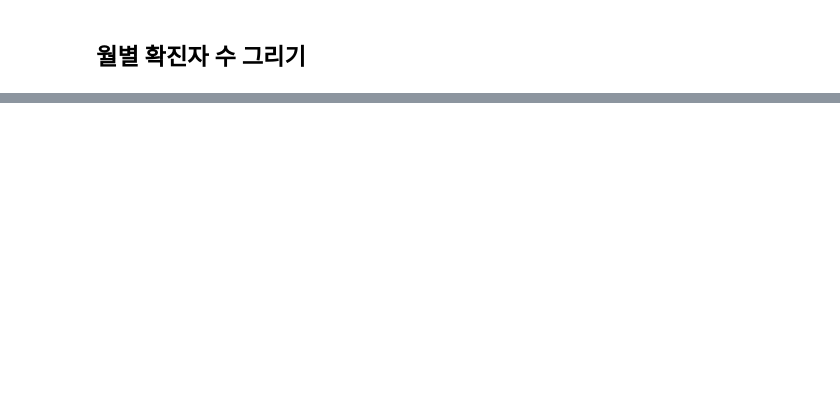
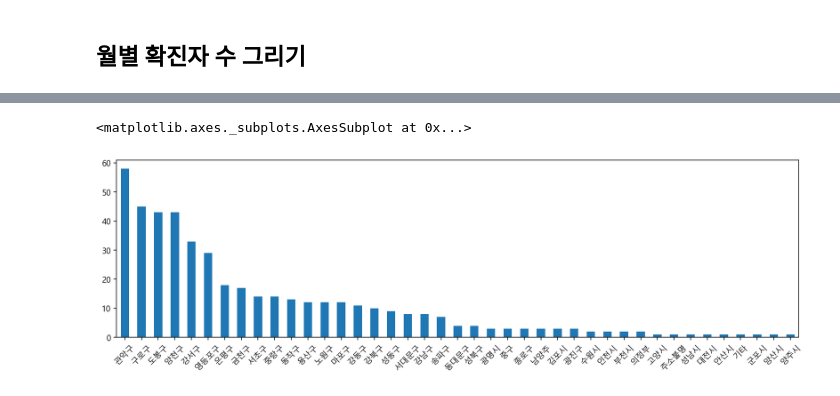
Before and after one commit to dhleegarret/data_analysis, a Jupyter notebook: todaycode/seoul_covid19_EDA.ipynb, the cells around one changed output, grey strips where cells are left out. Cells and saved outputs as stored; diff of their text form; code cells hidden in the pictures; blank space fills up the shorter version.

```diff
--- a/todaycode/seoul_covid19_EDA.ipynb
+++ b/todaycode/seoul_covid19_EDA.ipynb
@@ -290,0 +332,6 @@ for i in range(50):
+# %%
+# test
+df[df["월"]==6]["거주지"].value_counts().plot.bar(rot=45, figsize=(15,4))
+# %% [output]
+<matplotlib.axes._subplots.AxesSubplot at 0x...>
+[figure, added]
```
Also changed, not shown: parts of 199 cells of this notebook.
